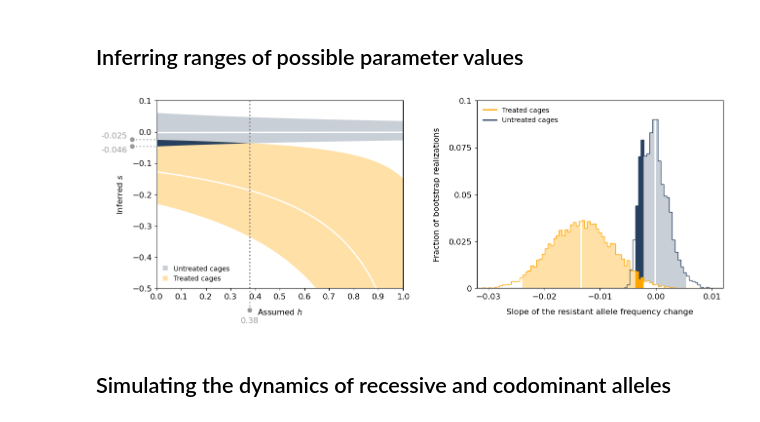
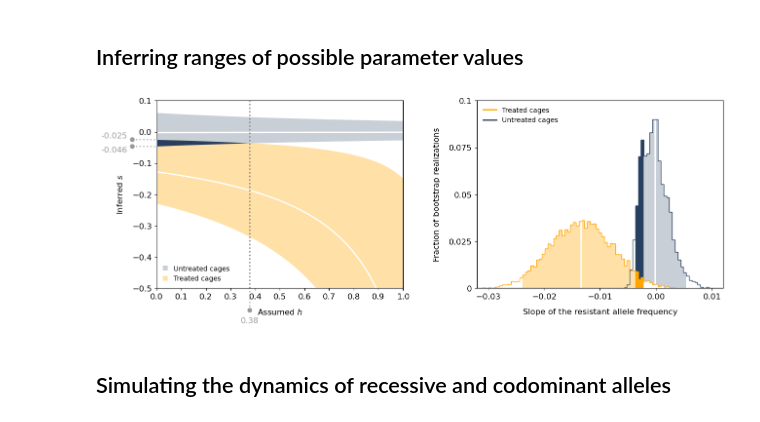
Before and after one commit to alyulina/dominance-reversal, a Jupyter notebook: code/simulations.ipynb, the cells around one changed output. Drawn from its saved outputs; the diff is of its cells as text; code cells hidden in the pictures.

```diff
--- a/code/simulations.ipynb
+++ b/code/simulations.ipynb
@@ -517,6 +508,12 @@ for b in range(B):
     avg_trajectory = [np.mean([x[t] for x in sampled_trajectories if t in x]) for t in ts_control]
     model_control = LinearRegression().fit(ts_control.reshape((len(ts_control), 1)), avg_trajectory)
     bootstrapped_slope_intercept_control.append([model_control.coef_[0], model_control.intercept_])
+
+# saving the output - uncomment if needed
+bootstrapped_slope_control = pd.DataFrame(columns=['bootstrapped slope'], index=range(B))
+for i, slope in enumerate(bootstrapped_slope_intercept_control):
+    bootstrapped_slope_control.loc[i] = bootstrapped_slope_intercept_control[i][0]
+bootstrapped_slope_control.to_csv('./data/bootstrapped_slope_untreated_cages.csv', index=False)
 # %%
 # now for pesticide (only the no pesticide part)
 ts = np.array([7, 9, 10])
@@ -540,6 +537,12 @@ for b in range(B):
     avg_trajectory = [np.mean([x[t] for x in sampled_trajectories if t in x]) for t in ts]
     model = LinearRegression().fit(ts.reshape((len(ts), 1)), avg_trajectory)
     bootstrapped_slope_intercept.append([model.coef_[0], model.intercept_])
+
+# saving the output - uncomment if needed
+bootstrapped_slope = pd.DataFrame(columns=['bootstrapped slope'], index=range(B))
+for i, slope in enumerate(bootstrapped_slope_intercept):
+    bootstrapped_slope.loc[i] = bootstrapped_slope_intercept[i][0]
+bootstrapped_slope.to_csv('./data/bootstrapped_slope_treated_cages.csv', index=False)
 # %%
 # mean + values at 0.95 confidence interval values of the inferred slopes
 slopes = {}
@@ -654,36 +657,36 @@ for d in range(2):
         counts, values, bars = plt.hist([x[0] for x in bootstrapped_slope_intercept], bins=np.linspace(-0.035, 0.015, 100), color='#ffffff', alpha=1)
         for j, (count, value, bar) in enumerate(zip(counts, values, bars)):
             if value >= slopes['0.95'][0] and value <= slopes['0.95'][1]:
                     bar.set_color(add_white(orange, 65))
             # finding the overlapping bit:
             if value >= slopes_control['0.95'][0] and value <= slopes['0.95'][1]:
                 bar.set_color(orange)
 
         plt.axvline(np.mean([x[0] for x in bootstrapped_slope_intercept]), color=add_white(orange, 100), linewidth=2)
         plt.axvline(np.mean([x[0] for x in bootstrapped_slope_intercept_control]), color=add_white(blue, 100), linewidth=2)
 
         plt.hist([x[0] for x in bootstrapped_slope_intercept], bins=np.linspace(-0.035, 0.015, 100), histtype='step', alpha=1, edgecolor=orange)
         plt.hist([x[0] for x in bootstrapped_slope_intercept_control], bins=np.linspace(-0.035, 0.015, 100), histtype='step', alpha=1, edgecolor=blue)
 
         # for legend
         plt.axvline(-1, color=orange, linewidth=2, label='Treated cages')
         plt.axvline(1, color=blue, linewidth=2, label='Untreated cages')
 
         plt.legend(frameon=False, fontsize=legendfontsize)
 
         plt.xlim(-0.032, 0.012)
         plt.ylim(0, 1000)
         plt.yticks([0, 250, 500, 750, 1000], [0, 250 / B, 500 / B, 750 / B, 1000 / B])
         plt.xticks([-0.03, -0.02, -0.01, 0, 0.01])
 
         plt.tick_params(axis='both', labelsize=fontsize)
 
-        plt.xlabel('Slope of the resistant allele frequency change', fontsize=fontsize, labelpad=padsize);
+        plt.xlabel('Slope of the resistant allele frequency', fontsize=fontsize, labelpad=padsize);
         plt.ylabel('Fraction of bootstrap realizations', fontsize=fontsize, labelpad=padsize);
 
-plt.savefig('./figs/inferred_s_h_mean_and_cis.pdf', dpi=600, bbox_inches='tight')
+plt.savefig('./figs/inferred_s_h.pdf', dpi=600, bbox_inches='tight')
 # %% [output]
-[figure, old version]
+[figure, new version]
 # %% [markdown]
 ## Simulating the dynamics of recessive and codominant alleles
 # %%
```
Also changed, not shown: parts of 1 cell of this notebook.
